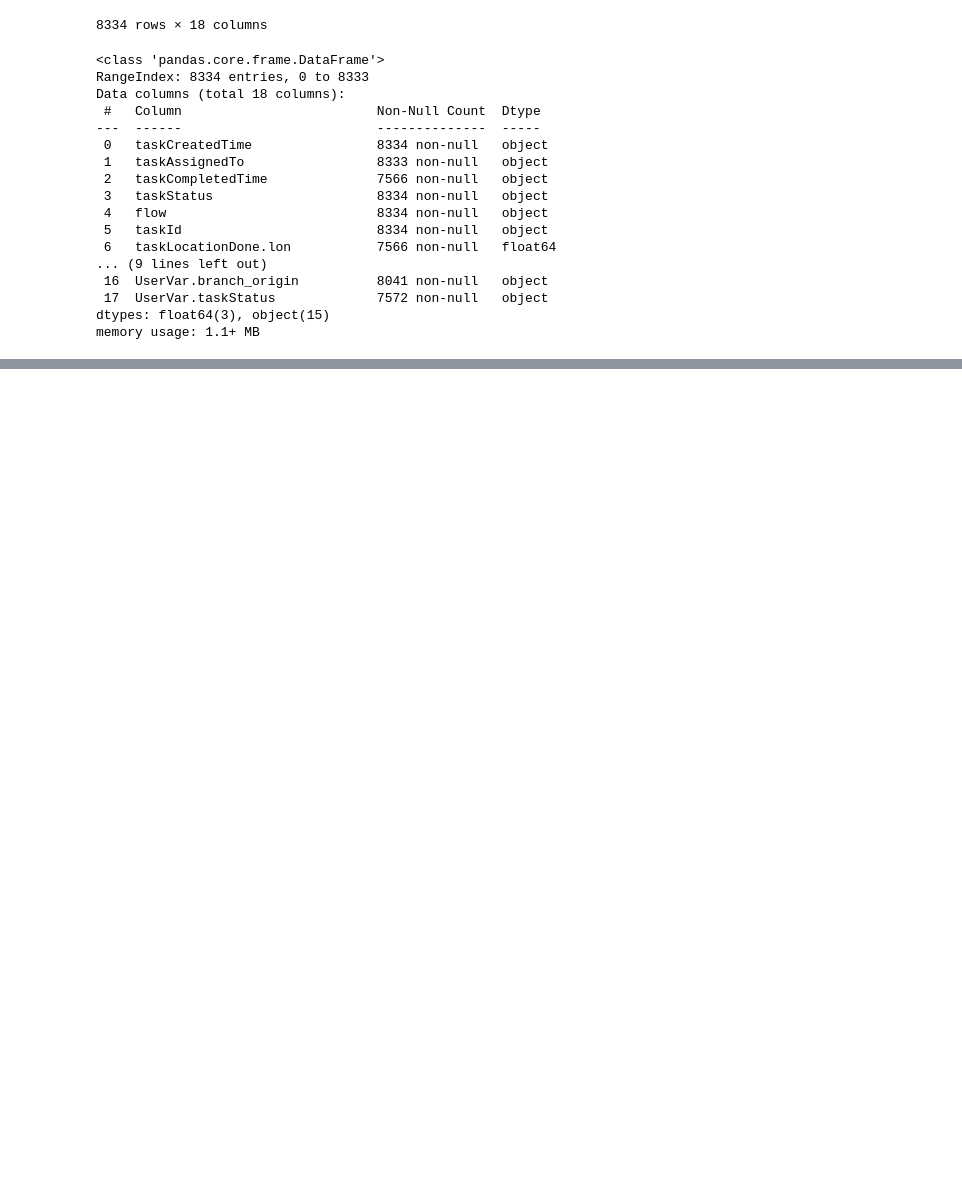
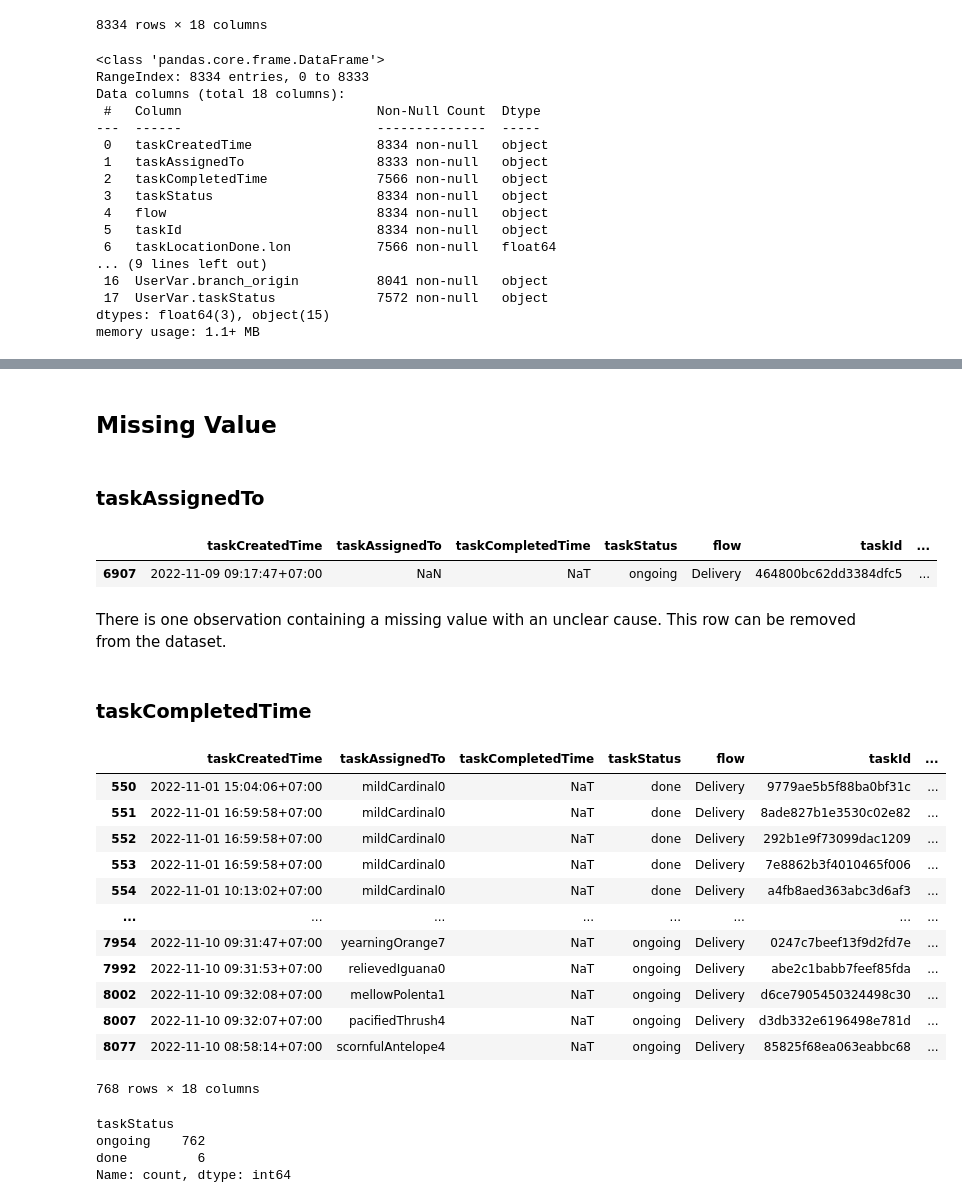
Before and after one commit to kurniadit/logistic_operational_analysis, a Jupyter notebook: analytics.ipynb, the cells around one changed output, grey strips where cells are left out. Cells and saved outputs as stored; diff of their text form; code cells hidden in the pictures; blank space fills up the shorter version.

```diff
--- a/analytics.ipynb
+++ b/analytics.ipynb
@@ -65,0 +74,5 @@ memory usage: 1.1+ MB
+# %%
+df['taskCreatedTime'] = pd.to_datetime(df['taskCreatedTime'])
+df['taskCompletedTime'] = pd.to_datetime(df['taskCompletedTime'], errors='coerce')
+
+df['UserVar.weight'] = pd.to_numeric(df['UserVar.weight'])
@@ -65,0 +99,36 @@ memory usage: 1.1+ MB
+# %% [markdown]
+## Missing Value
+# %% [markdown]
+### taskAssignedTo
+# %%
+df[df['taskAssignedTo'].isnull()]
+# %% [output]
+|  | taskCreatedTime | taskAssignedTo | taskCompletedTime | taskStatus | flow | taskId | ... |
+| 6907 | 2022-11-09 09:17:47+07:00 | NaN | NaT | ongoing | Delivery | 464800bc62dd3384dfc5 | ... |
+# %% [markdown]
+There is one observation containing a missing value with an unclear cause. This row can be removed from the dataset.
+# %% [markdown]
+### taskCompletedTime
+# %%
+df[df['taskCompletedTime'].isnull()]
+# %% [output]
+|  | taskCreatedTime | taskAssignedTo | taskCompletedTime | taskStatus | flow | taskId | ... |
+| 550 | 2022-11-01 15:04:06+07:00 | mildCardinal0 | NaT | done | Delivery | 9779ae5b5f88ba0bf31c | ... |
+| 551 | 2022-11-01 16:59:58+07:00 | mildCardinal0 | NaT | done | Delivery | 8ade827b1e3530c02e82 | ... |
+| 552 | 2022-11-01 16:59:58+07:00 | mildCardinal0 | NaT | done | Delivery | 292b1e9f73099dac1209 | ... |
+| 553 | 2022-11-01 16:59:58+07:00 | mildCardinal0 | NaT | done | Delivery | 7e8862b3f4010465f006 | ... |
+| 554 | 2022-11-01 10:13:02+07:00 | mildCardinal0 | NaT | done | Delivery | a4fb8aed363abc3d6af3 | ... |
+| ... | ... | ... | ... | ... | ... | ... | ... |
+| 7954 | 2022-11-10 09:31:47+07:00 | yearningOrange7 | NaT | ongoing | Delivery | 0247c7beef13f9d2fd7e | ... |
+| 7992 | 2022-11-10 09:31:53+07:00 | relievedIguana0 | NaT | ongoing | Delivery | abe2c1babb7feef85fda | ... |
+| 8002 | 2022-11-10 09:32:08+07:00 | mellowPolenta1 | NaT | ongoing | Delivery | d6ce7905450324498c30 | ... |
+| 8007 | 2022-11-10 09:32:07+07:00 | pacifiedThrush4 | NaT | ongoing | Delivery | d3db332e6196498e781d | ... |
+| 8077 | 2022-11-10 08:58:14+07:00 | scornfulAntelope4 | NaT | ongoing | Delivery | 85825f68ea063eabbc68 | ... |
+768 rows × 18 columns
+# %%
+df[df['taskCompletedTime'].isnull()]['taskStatus'].value_counts(dropna=False)
+# %% [output]
+taskStatus
+ongoing    762
+done         6
+Name: count, dtype: int64
```
Also changed, not shown: parts of 50 cells of this notebook.
